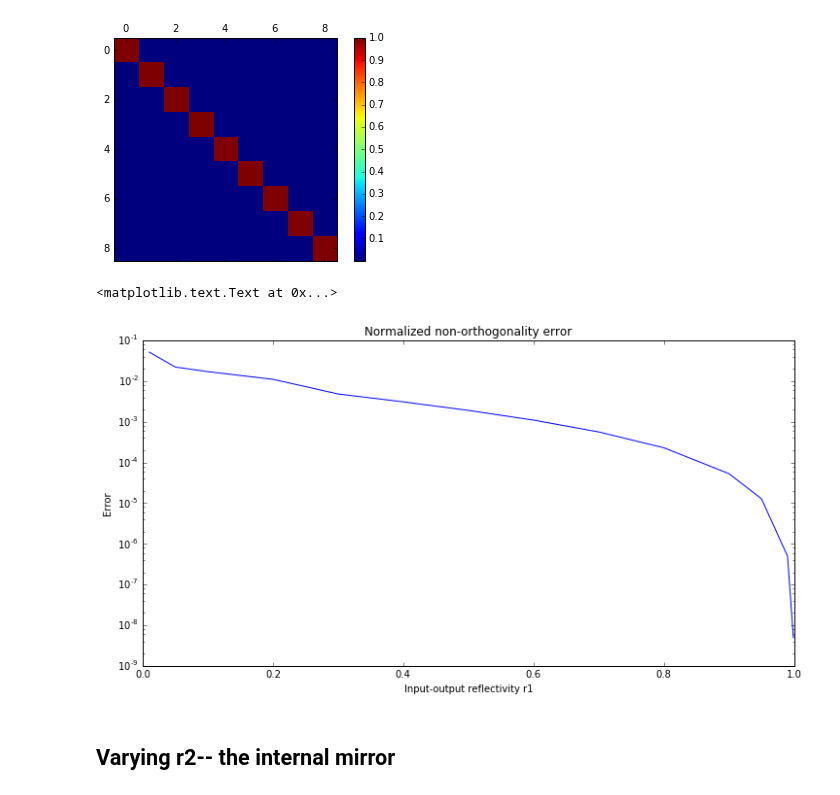
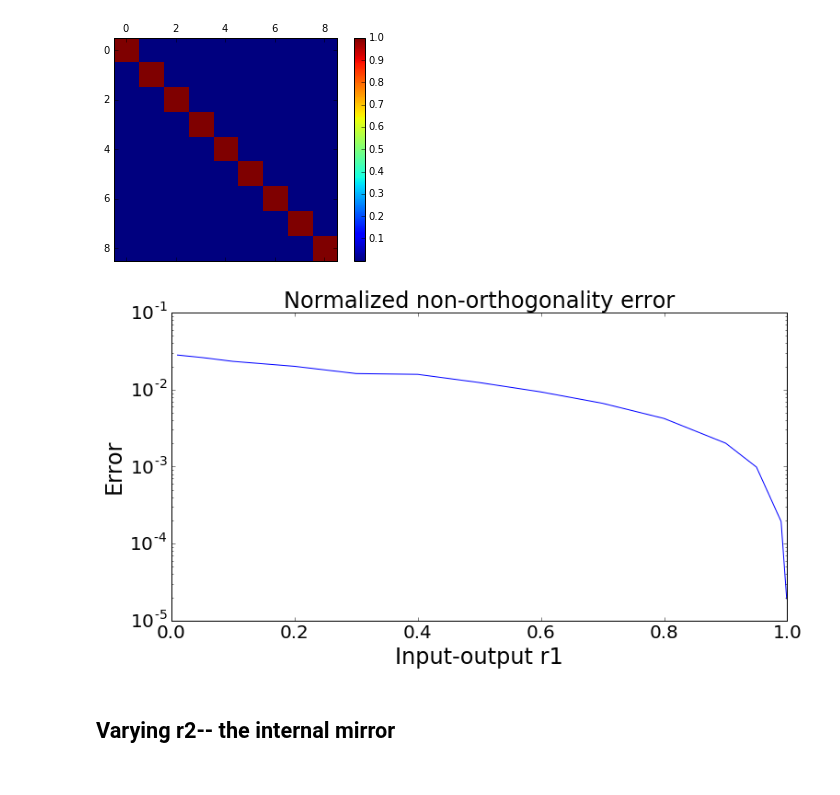
Before and after one commit to tabakg/potapov_interpolation, a Jupyter notebook: orthogonality testing.ipynb, the cells around one changed output. Cells and saved outputs as stored; diff of their text form; code cells hidden in the pictures.

```diff
--- a/orthogonality testing.ipynb
+++ b/orthogonality testing.ipynb
@@ -70,6 +70,6 @@ for r in rs:
 err = {}
 for r in rs:
     dim = Ms[r].shape[-1]
-    err[r] =  sum( (Ms[r] - np.matrix(np.eye(dim)))**2 ).real/(dim*(dim-1))
+    err[r] =  np.sqrt(sum( (Ms[r] - np.matrix(np.eye(dim)))**2 )).real/(dim*(dim-1))
 # %%
 plt.figure(figsize = (12,6))
@@ -109,17 +112,19 @@ for r in rs:
 err0 = {}
 for r in rs:
     dim = Ms0[r].shape[-1]
-    err0[r] =  sum( (Ms0[r] - np.matrix(np.eye(dim)))**2 ).real/(dim*(dim-1))
+    err0[r] =  np.sqrt(sum( (Ms0[r] - np.matrix(np.eye(dim)))**2 )).real/(dim*(dim-1))
 # %%
 plt.figure(figsize = (12,6))
-plt.plot(rs,[err[r] for r in rs])
-plt.yscale('log')
-plt.xlabel('Input-output reflectivity r1')
-plt.title('Normalized non-orthogonality error')
-plt.ylabel('Error')
+plt.plot(rs,[err0[r] for r in rs])
+plt.yscale('log',size=32)
+plt.xlabel('Input-output r1',{'fontsize': 24})
+plt.title('Normalized non-orthogonality error',{'fontsize': 24})
+plt.ylabel('Error',{'fontsize': 24})
+plt.yticks( size=20)
+plt.xticks( size=20)
+plt.savefig('orth_err.pdf')
 # %% [output]
-<matplotlib.text.Text at 0x...>
-[figure, old version]
+[figure, new version]
 # %% [markdown]
 ## Varying r2-- the internal mirror
 # %%
```
Also changed, not shown: parts of 6 cells of this notebook, 3 other files.
